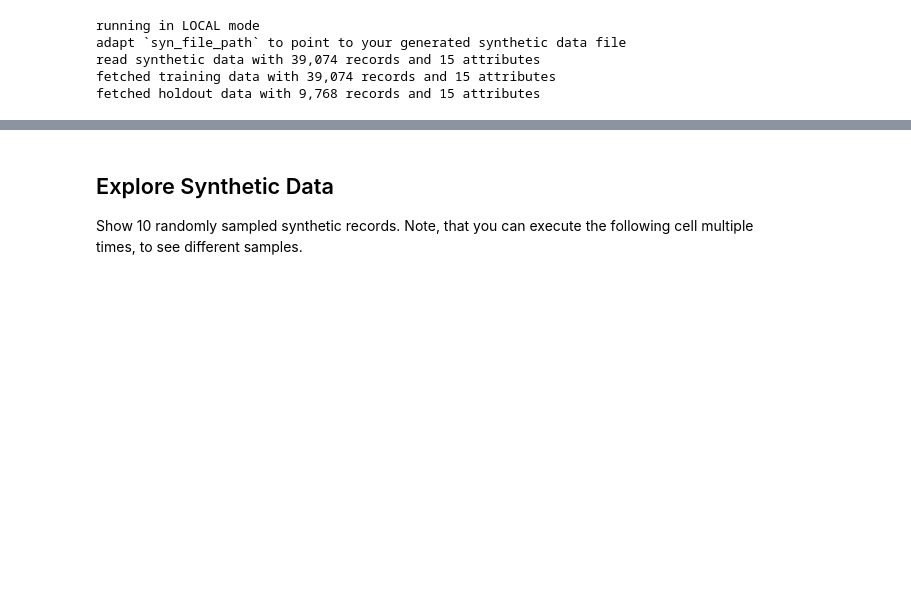
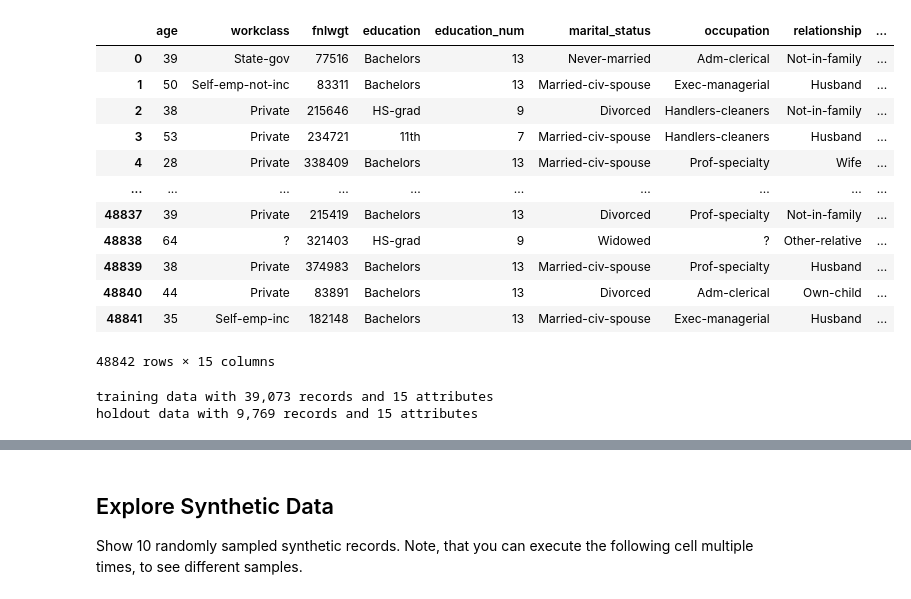
Before and after one commit to mostly-ai/mostly-tutorials, a Jupyter notebook: train-synthetic-test-real/TSTR.ipynb, the cells around one changed output, grey strips where cells are left out. Drawn from its saved outputs; the diff is of its cells as text; code cells hidden in the pictures; blank space fills up the shorter version.

```diff
--- a/train-synthetic-test-real/TSTR.ipynb
+++ b/train-synthetic-test-real/TSTR.ipynb
@@ -27,31 +23,31 @@ For this tutorial, we will be using a cleaned up version of the UCI Adult Income
-# %%
-# upload synthetic dataset
-import pandas as pd
-try:
-    # check whether we are in Google colab
-    from google.colab import files
-    print("running in COLAB mode")
-    repo = 'https://github.com/mostly-ai/mostly-tutorials/raw/dev/train-synthetic-test-real'
-    import io
-    uploaded = files.upload()
-    syn = pd.read_csv(io.BytesIO(list(uploaded.values())[0]))
-    print(f"uploaded synthetic data with {syn.shape[0]:,} records and {syn.shape[1]:,} attributes")
-except:
-    print("running in LOCAL mode")
-    repo = '.'
-    print("adapt `syn_file_path` to point to your generated synthetic data file")
-    syn_file_path = './census-synthetic.csv'
-    syn = pd.read_csv(syn_file_path)
-    print(f"read synthetic data with {syn.shape[0]:,} records and {syn.shape[1]:,} attributes")
-
-# fetch training and holdout data
-train = pd.read_csv(f'{repo}/census-training.csv')
-print(f'fetched training data with {train.shape[0]:,} records and {train.shape[1]} attributes')
-holdout = pd.read_csv(f'{repo}/census-holdout.csv')
-print(f'fetched holdout data with {holdout.shape[0]:,} records and {holdout.shape[1]} attributes')
-# %% [output]
-running in LOCAL mode
-adapt `syn_file_path` to point to your generated synthetic data file
-read synthetic data with 39,074 records and 15 attributes
-fetched training data with 39,074 records and 15 attributes
-fetched holdout data with 9,768 records and 15 attributes
+# %%
+from mostlyai import MostlyAI
+import pandas as pd
+from sklearn.model_selection import train_test_split
+
+# fetch original data
+df = pd.read_csv('https://github.com/mostly-ai/public-demo-data/raw/dev/census/census.csv.gz')
+df
+# %% [output]
+|  | age | workclass | fnlwgt | education | education_num | marital_status | occupation | relationship | ... |
+| 0 | 39 | State-gov | 77516 | Bachelors | 13 | Never-married | Adm-clerical | Not-in-family | ... |
+| 1 | 50 | Self-emp-not-inc | 83311 | Bachelors | 13 | Married-civ-spouse | Exec-managerial | Husband | ... |
+| 2 | 38 | Private | 215646 | HS-grad | 9 | Divorced | Handlers-cleaners | Not-in-family | ... |
+| 3 | 53 | Private | 234721 | 11th | 7 | Married-civ-spouse | Handlers-cleaners | Husband | ... |
+| 4 | 28 | Private | 338409 | Bachelors | 13 | Married-civ-spouse | Prof-specialty | Wife | ... |
+| ... | ... | ... | ... | ... | ... | ... | ... | ... | ... |
+| 48837 | 39 | Private | 215419 | Bachelors | 13 | Divorced | Prof-specialty | Not-in-family | ... |
+| 48838 | 64 | ? | 321403 | HS-grad | 9 | Widowed | ? | Other-relative | ... |
+| 48839 | 38 | Private | 374983 | Bachelors | 13 | Married-civ-spouse | Prof-specialty | Husband | ... |
+| 48840 | 44 | Private | 83891 | Bachelors | 13 | Divorced | Adm-clerical | Own-child | ... |
+| 48841 | 35 | Self-emp-inc | 182148 | Bachelors | 13 | Married-civ-spouse | Exec-managerial | Husband | ... |
+48842 rows × 15 columns
+# %%
+# split into training and validation
+df_trn, df_hol = train_test_split(df, test_size=0.2, random_state=1)
+
+print(f'training data with {df_trn.shape[0]:,} records and {df_trn.shape[1]} attributes')
+print(f'holdout data with {df_hol.shape[0]:,} records and {df_hol.shape[1]} attributes')
+# %% [output]
+training data with 39,073 records and 15 attributes
+holdout data with 9,769 records and 15 attributes
```
Also changed, not shown: parts of 10 cells of this notebook, 7 other files.
